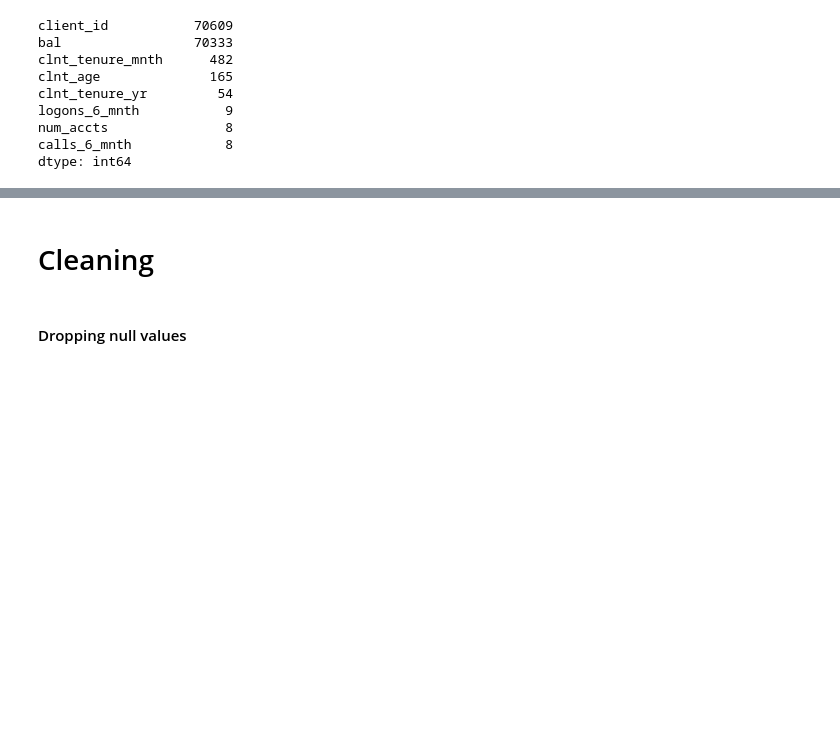
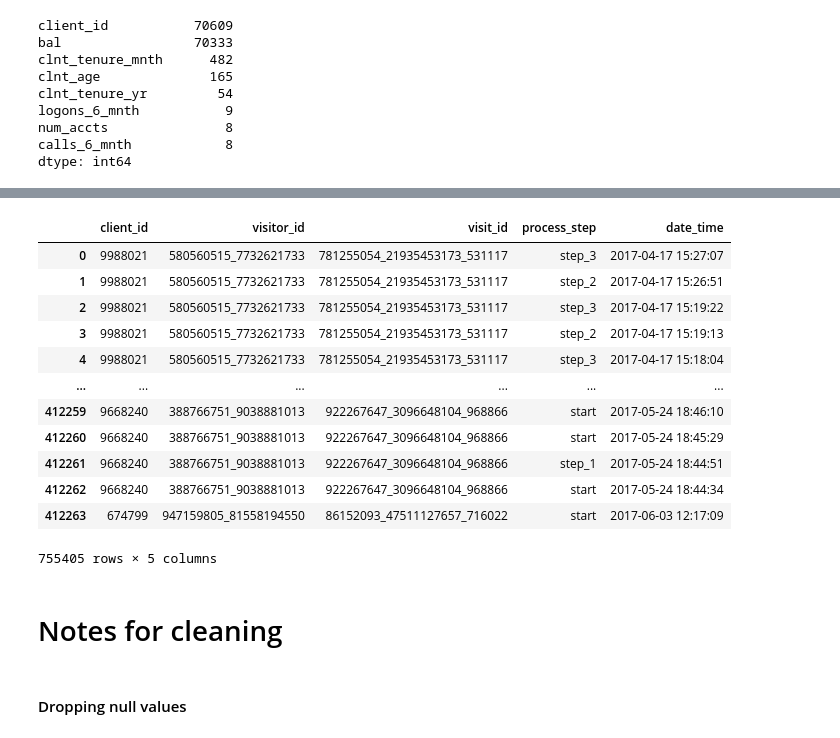
Before and after one commit to dimitsagk/AB_Testing_Analysis, a Jupyter notebook: notebooks/Project_2_InitialExploration.ipynb, the cells around one changed output, grey strips where cells are left out. Drawn from its saved outputs; the diff is of its cells as text; code cells hidden in the pictures; blank space fills up the shorter version.

Commit message:
Updated cleaning title, check for double client_id

```diff
--- a/notebooks/Project_2_InitialExploration.ipynb
+++ b/notebooks/Project_2_InitialExploration.ipynb
@@ -239,5 +275,21 @@ clients_categorical_from_numerical = df_clients.select_dtypes("number").loc[:, d
+# %%
+df_trace
+# %% [output]
+|  | client_id | visitor_id | visit_id | process_step | date_time |
+| 0 | 9988021 | 580560515_7732621733 | 781255054_21935453173_531117 | step_3 | 2017-04-17 15:27:07 |
+| 1 | 9988021 | 580560515_7732621733 | 781255054_21935453173_531117 | step_2 | 2017-04-17 15:26:51 |
+| 2 | 9988021 | 580560515_7732621733 | 781255054_21935453173_531117 | step_3 | 2017-04-17 15:19:22 |
+| 3 | 9988021 | 580560515_7732621733 | 781255054_21935453173_531117 | step_2 | 2017-04-17 15:19:13 |
+| 4 | 9988021 | 580560515_7732621733 | 781255054_21935453173_531117 | step_3 | 2017-04-17 15:18:04 |
+| ... | ... | ... | ... | ... | ... |
+| 412259 | 9668240 | 388766751_9038881013 | 922267647_3096648104_968866 | start | 2017-05-24 18:46:10 |
+| 412260 | 9668240 | 388766751_9038881013 | 922267647_3096648104_968866 | start | 2017-05-24 18:45:29 |
+| 412261 | 9668240 | 388766751_9038881013 | 922267647_3096648104_968866 | step_1 | 2017-05-24 18:44:51 |
+| 412262 | 9668240 | 388766751_9038881013 | 922267647_3096648104_968866 | start | 2017-05-24 18:44:34 |
+| 412263 | 674799 | 947159805_81558194550 | 86152093_47511127657_716022 | start | 2017-06-03 12:17:09 |
+755405 rows × 5 columns
 # %% [markdown]
-# Cleaning
+# Notes for cleaning
 # %%
 # notes for what needs to be done
 # %% [markdown]
```
Also changed, not shown: parts of 4 cells of this notebook.
